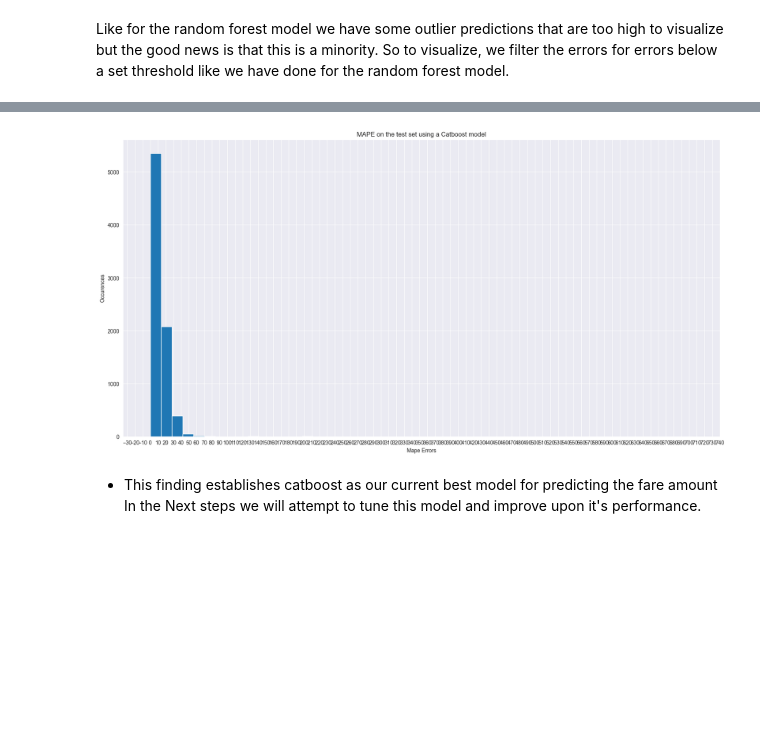
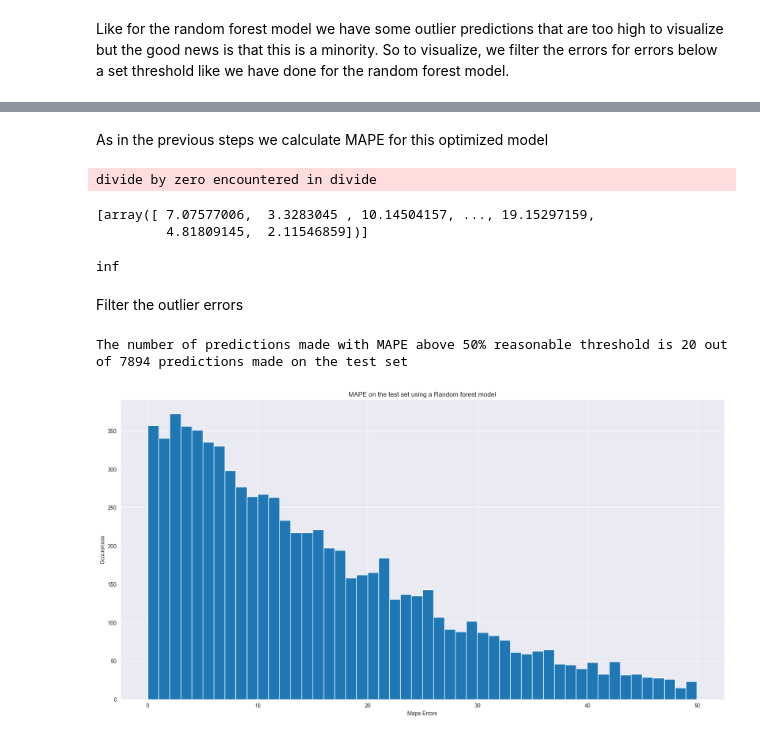
Before and after one commit to divineod/Data_Analaytics_Project, a Jupyter notebook: Project.ipynb, the cells around one changed output, grey strips where cells are left out. Saved outputs shown, nothing was run; the diff lists cells and outputs as text; code cells hidden in the pictures; blank space fills up the shorter version.

Commit message:
'Finalized report and saved best model'

```diff
--- a/Project.ipynb
+++ b/Project.ipynb
@@ -1414,5 +1520,5 @@ inf
 # %% [markdown]
 Like for the random forest model we have some outlier predictions that are too high to visualize but the good news is that this is a minority. So to visualize, we filter the errors for errors below a set threshold like we have done for the random forest model.
 # %%
-filtered_data = [v for v in mape_errors_cat[0] if  v <= 2000]
+filtered_data = [v for v in mape_errors_cat[0] if  v <= 50]
 # %%
@@ -1425,16 +1716,34 @@ The number of predictions gotten wrong with Mean Absolute percentage errors over
+# %% [markdown]
+As in the previous steps we calculate MAPE for this optimized model
+# %%
+mape_errors_rand = mape(y_test, y_test_pred_rand)
+mape_errors_rand
+# %% [output]
+divide by zero encountered in divide
+[array([ 7.07577006,  3.3283045 , 10.14504157, ..., 19.15297159,
+         4.81809145,  2.11546859])]
+# %%
+max(mape_errors_rand[0])
+# %% [output]
+inf
+# %% [markdown]
+Filter the outlier errors
+# %%
+outliers = []
+[outliers.append(x) for x in mape_errors_rand[0] if x >= 50]
+print('The number of predictions made with MAPE above 50% reasonable threshold is {} out of {} predictions made on the test set '.format(len(outliers), len(y_test)))
+# %% [output]
+The number of predictions made with MAPE above 50% reasonable threshold is 20 out of 7894 predictions made on the test set
 # %%
-# Plot the errors against time
+# Plot the MAPE errors
 fig = plt.figure(figsize=(20,10))
 plt.hist(filtered_data, bins=50)
 plt.grid(True)
 plt.xlabel('Mape Errors')
 plt.ylabel('Occurences')
-plt.title('MAPE on the test set using a Catboost model')
+plt.title('MAPE on the test set using a Random forest model')
 ax = plt.gca()
 ax.xaxis.set_major_locator(ticker.MultipleLocator(10))
 plt.show()
 # %% [output]
-[figure, old version]
+[figure, new version]
-# %% [markdown]
-- This finding establishes catboost as our current best model for predicting the fare amount
-In the Next steps we will attempt to tune this model and improve upon it's performance.
```
Also changed, not shown: parts of 148 cells of this notebook.
